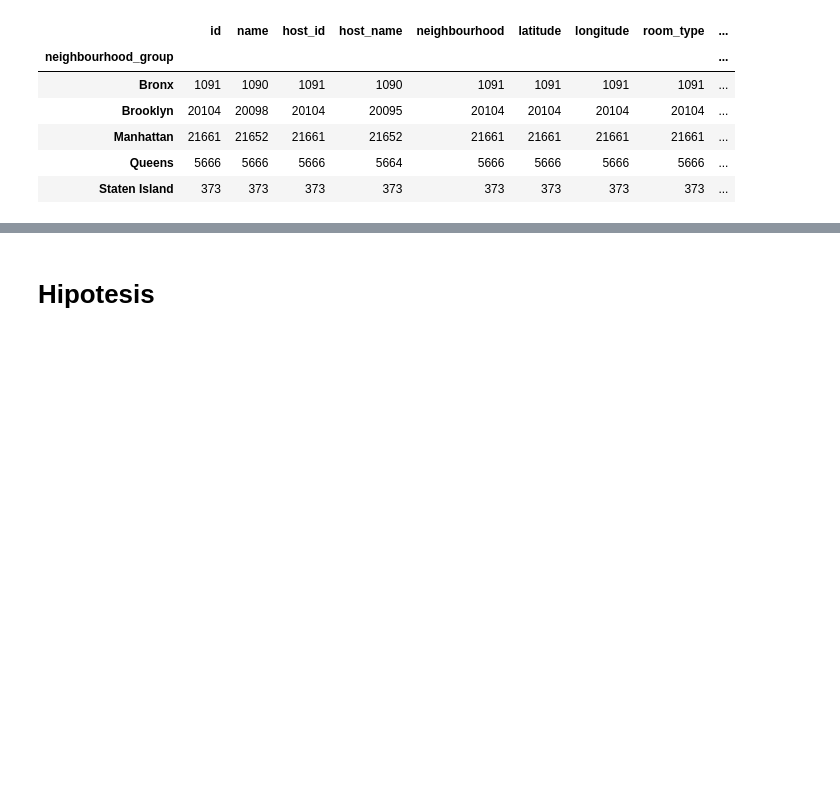
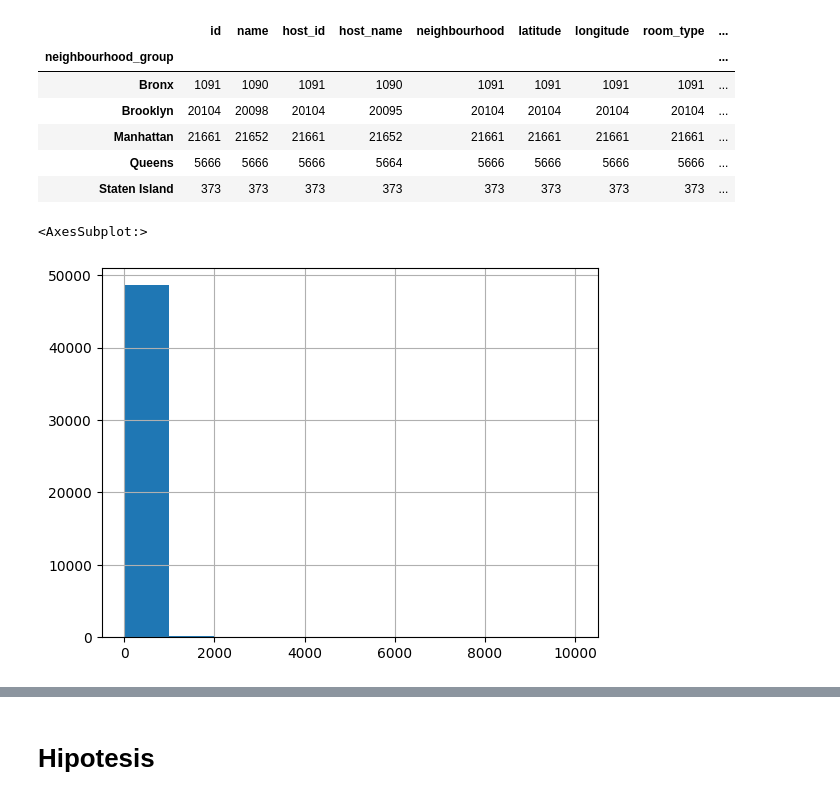
Before and after one commit to Factoria-F5-AI-Bootcamp-1-Edicion/NY_Airbnb, a Jupyter notebook: Project_NY.ipynb, the cells around one changed output, grey strips where cells are left out. Cells and saved outputs as stored; diff of their text form; code cells hidden in the pictures; blank space fills up the shorter version.

```diff
--- a/Project_NY.ipynb
+++ b/Project_NY.ipynb
@@ -73,6 +115,11 @@ nhgroup
 | Manhattan | 21661 | 21652 | 21661 | 21652 | 21661 | 21661 | 21661 | 21661 | ... |
 | Queens | 5666 | 5666 | 5666 | 5664 | 5666 | 5666 | 5666 | 5666 | ... |
 | Staten Island | 373 | 373 | 373 | 373 | 373 | 373 | 373 | 373 | ... |
+# %%
+df["price"].hist()
+# %% [output]
+<AxesSubplot:>
+[figure, added]
 # %%
 #Total de ofertas por ayuntamiento
 #Bronx=1091
```
Also changed, not shown: parts of 21 cells of this notebook, 2 other files.
